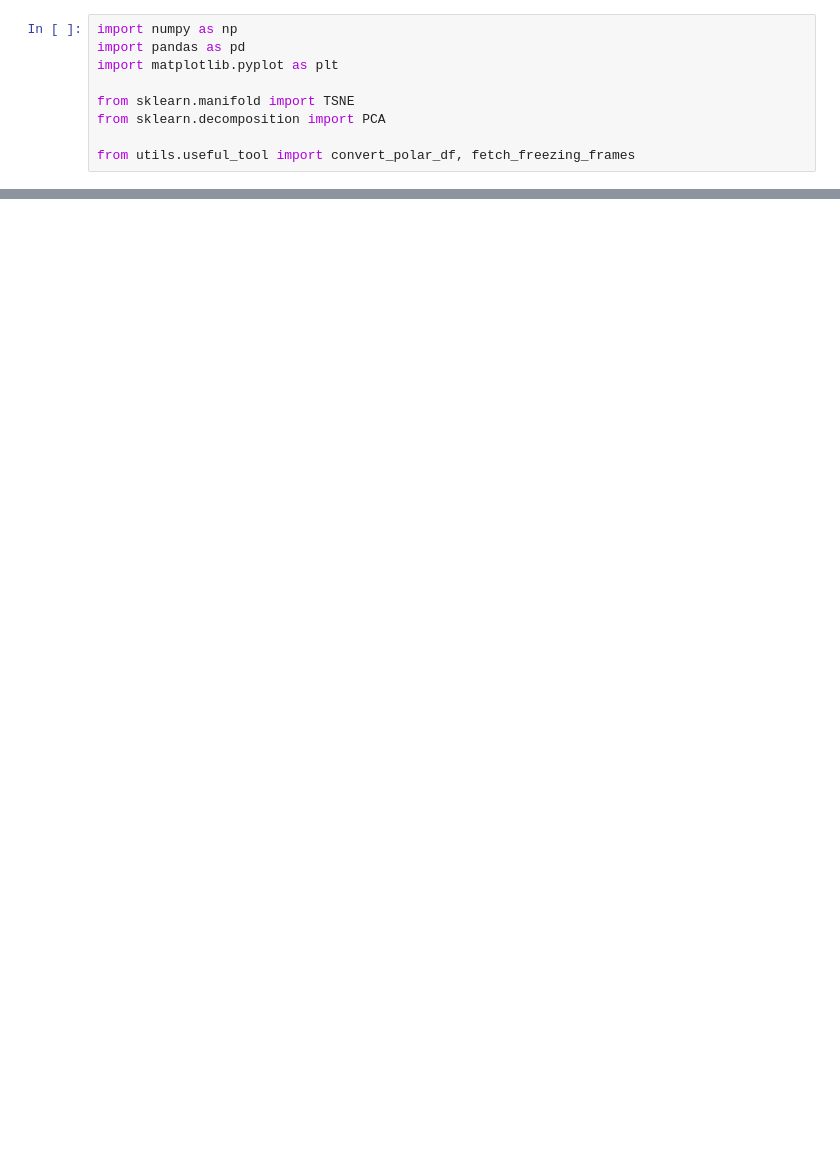
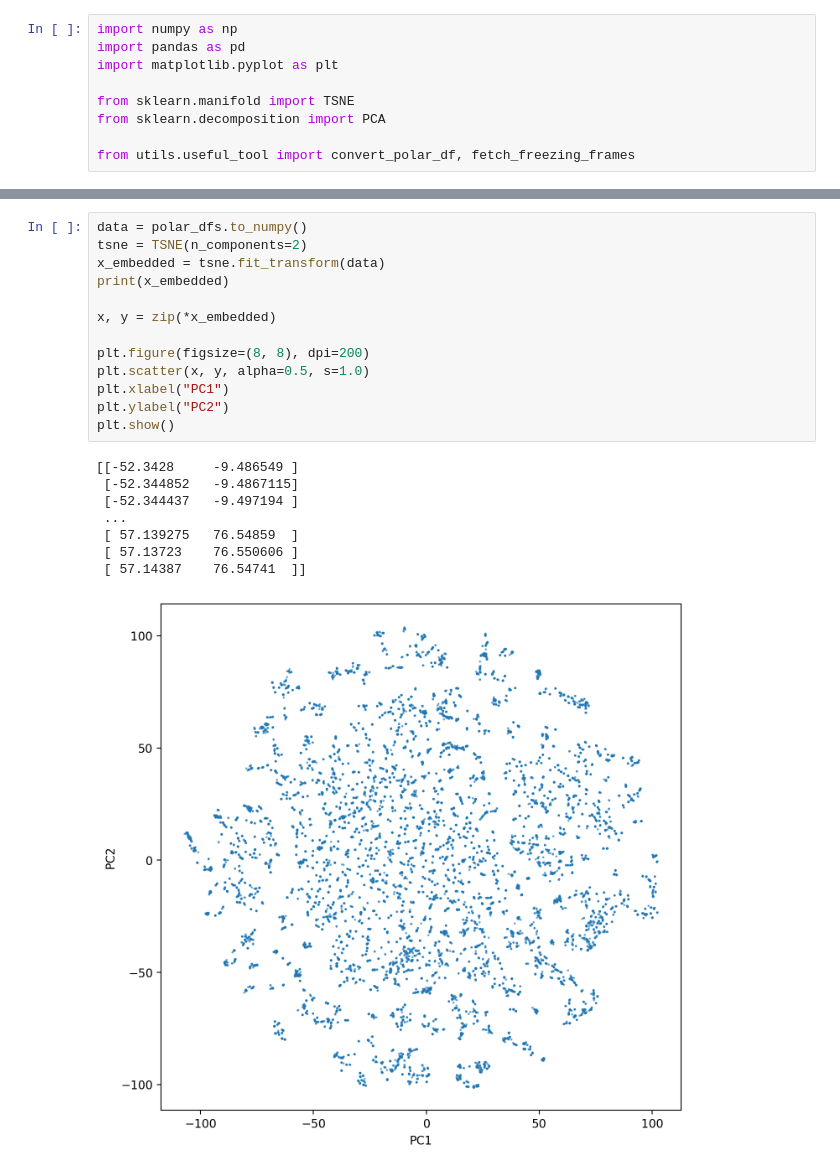
Before and after one commit to m11o/lablib-notebook, a Jupyter notebook: notebooks/fluorine/extinction_estimation_for_all.ipynb, the cells around one changed output, grey strips where cells are left out. Cells and saved outputs as stored; diff of their text form; blank space fills up the shorter version.

```diff
--- a/notebooks/fluorine/extinction_estimation_for_all.ipynb
+++ b/notebooks/fluorine/extinction_estimation_for_all.ipynb
@@ -51 +53,23 @@ polar_dfs
+# %%
+data = polar_dfs.to_numpy()
+tsne = TSNE(n_components=2)
+x_embedded = tsne.fit_transform(data)
+print(x_embedded)
+
+x, y = zip(*x_embedded)
+
+plt.figure(figsize=(8, 8), dpi=200)
+plt.scatter(x, y, alpha=0.5, s=1.0)
+plt.xlabel("PC1")
+plt.ylabel("PC2")
+plt.show()
+# %% [output]
+[[-52.3428     -9.486549 ]
+ [-52.344852   -9.4867115]
+ [-52.344437   -9.497194 ]
+ ...
+ [ 57.139275   76.54859  ]
+ [ 57.13723    76.550606 ]
+ [ 57.14387    76.54741  ]]
+[figure, added]
 # %%
```
Also changed, not shown: parts of 12 cells of this notebook.
